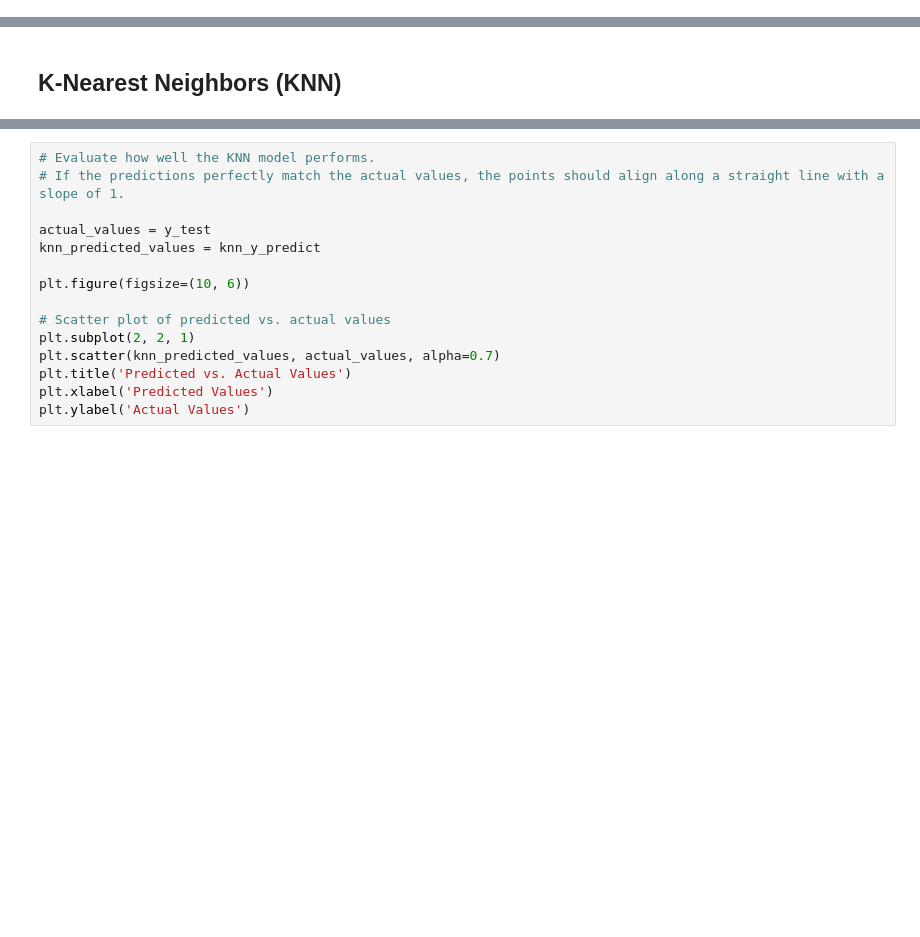
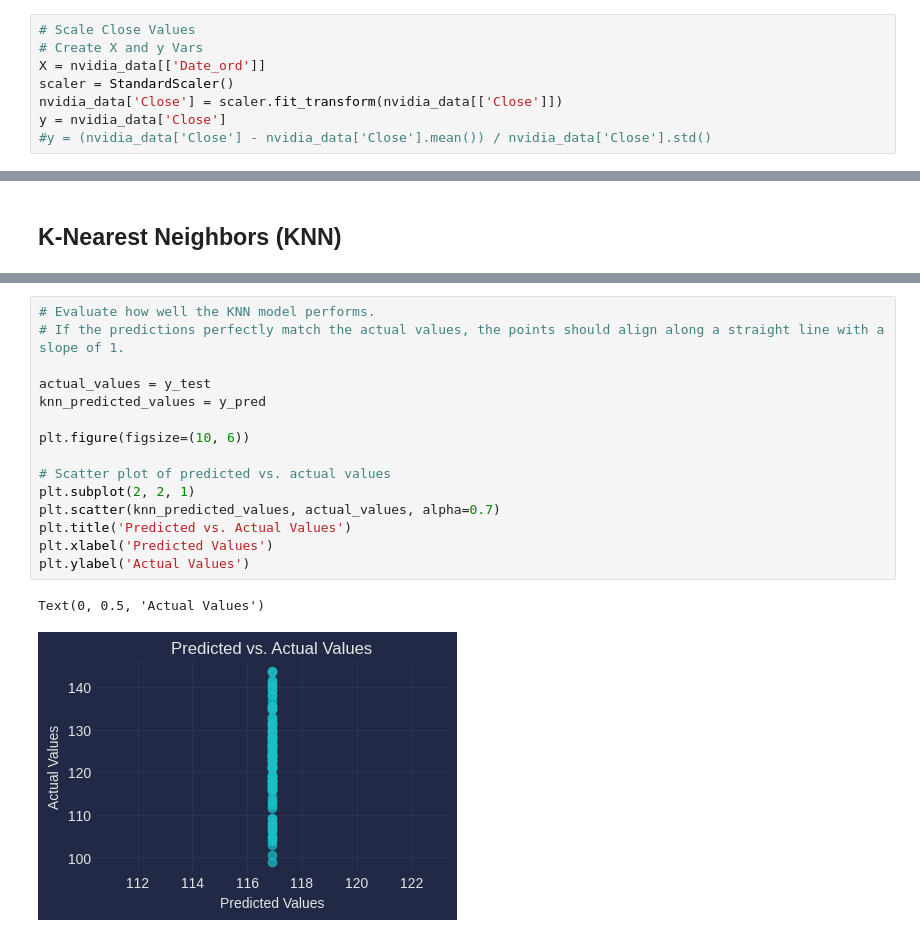
Before and after one commit to bernicelau430/Time_Series_Forecasting_for_Stock_Analysis, a Jupyter notebook: KNN.ipynb, the cells around one changed output, grey strips where cells are left out. Drawn from its saved outputs; the diff is of its cells as text; blank space fills up the shorter version.

```diff
--- a/KNN.ipynb
+++ b/KNN.ipynb
@@ -81,0 +63,8 @@ x_train.shape
+# %%
+# Scale Close Values
+# Create X and y Vars
+X = nvidia_data[['Date_ord']]
+scaler = StandardScaler()
+nvidia_data['Close'] = scaler.fit_transform(nvidia_data[['Close']])
+y = nvidia_data['Close']
+#y = (nvidia_data['Close'] - nvidia_data['Close'].mean()) / nvidia_data['Close'].std()
@@ -116,15 +181,18 @@ plt.show()
 # %%
 # Evaluate how well the KNN model performs.
 # If the predictions perfectly match the actual values, the points should align along a straight line with a slope of 1.
 
 actual_values = y_test
-knn_predicted_values = knn_y_predict
+knn_predicted_values = y_pred
 
 plt.figure(figsize=(10, 6))
 
 # Scatter plot of predicted vs. actual values
 plt.subplot(2, 2, 1)
 plt.scatter(knn_predicted_values, actual_values, alpha=0.7)
 plt.title('Predicted vs. Actual Values')
 plt.xlabel('Predicted Values')
 plt.ylabel('Actual Values')
+# %% [output]
+Text(0, 0.5, 'Actual Values')
+[figure, added]
```
Also changed, not shown: parts of 13 cells of this notebook, 1 other file.
